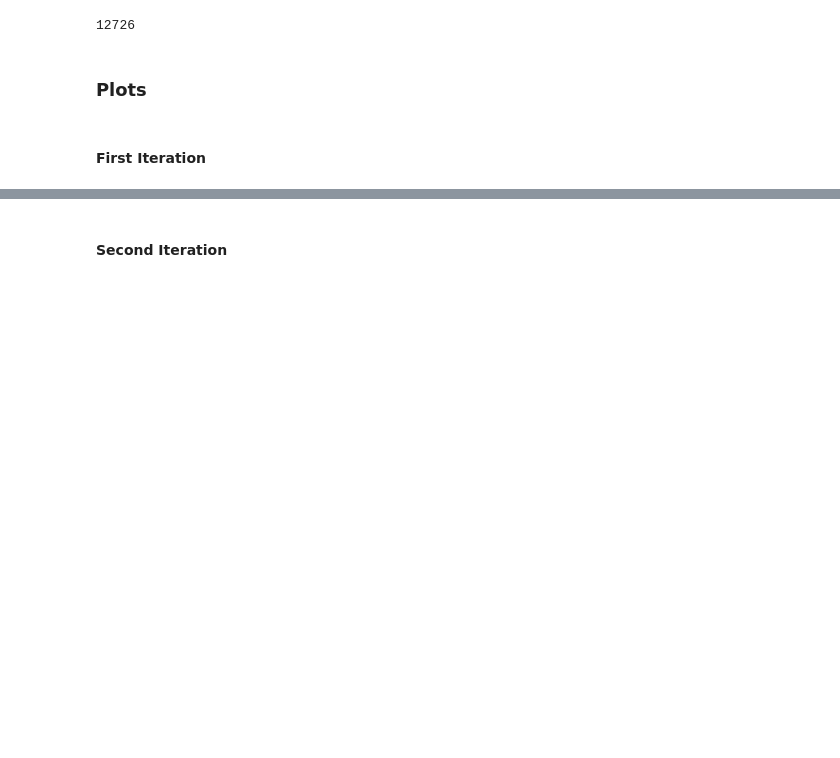
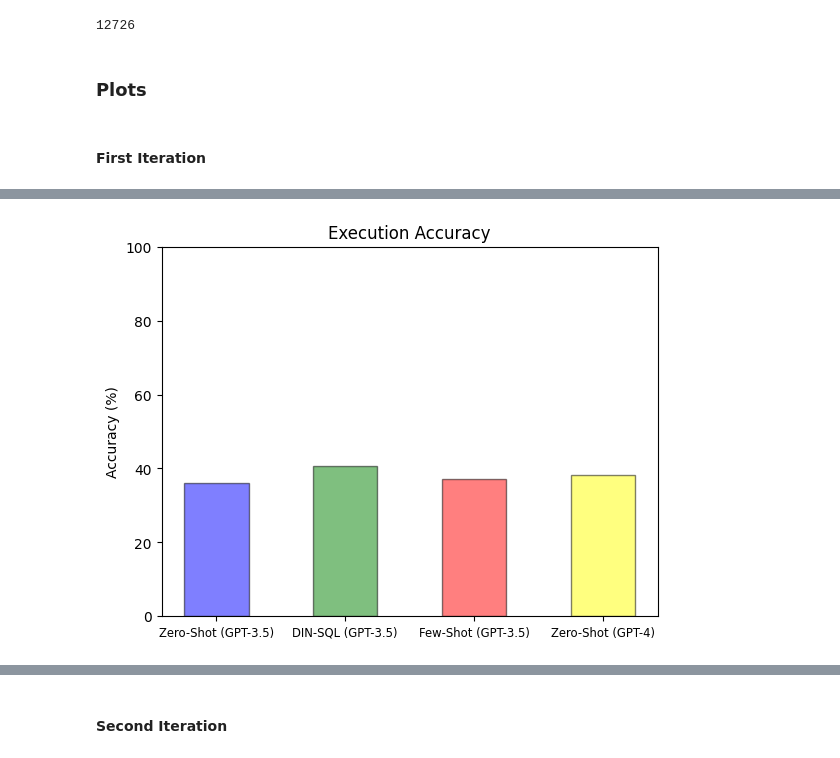
Before and after one commit to niklaswretblad/text-to-SQL-master-thesis, a Jupyter notebook: plots/plots.ipynb, the cells around one changed output, grey strips where cells are left out. Saved outputs shown, nothing was run; the diff lists cells and outputs as text; code cells hidden in the pictures; blank space fills up the shorter version.

```diff
--- a/plots/plots.ipynb
+++ b/plots/plots.ipynb
@@ -59,0 +64,39 @@ plt.show()
+# %%
+import matplotlib.pyplot as plt
+import numpy as np
+import pandas as pd
+
+# Data
+data = {
+    'Name': ['Zero-Shot (GPT-3.5)', 'DIN-SQL (GPT-3.5)', 'Few-Shot (GPT-3.5)',"Zero-Shot (GPT-4)"],
+    'Iteration 1': [36.19, 40.57, 37.14, 38.09],
+}
+df = pd.DataFrame(data)
+
+# Set the width of the bars
+barWidth = 0.5
+
+# Set position of bar on X axis
+r1 = np.arange(len(df['Iteration 1']))
+
+# Colors for each bar
+colors = ['blue', 'green', 'red', 'yellow']
+
+# Make the plot with individual colors
+for i in range(len(r1)):
+    plt.bar(r1[i], df['Iteration 1'][i], color=colors[i], alpha=0.5, width=barWidth, edgecolor='black')
+
+# Add xticks on the middle of the group bars
+plt.xticks([r for r in range(len(df['Iteration 1']))], df['Name'], fontsize='small')
+plt.ylim([0, 100])
+
+# y-axis
+plt.ylabel('Accuracy (%)')
+
+# Title
+plt.title('Execution Accuracy')
+
+# Show the plot
+plt.show()
+# %% [output]
+[figure, added]
```
Also changed, not shown: parts of 12 cells of this notebook.
